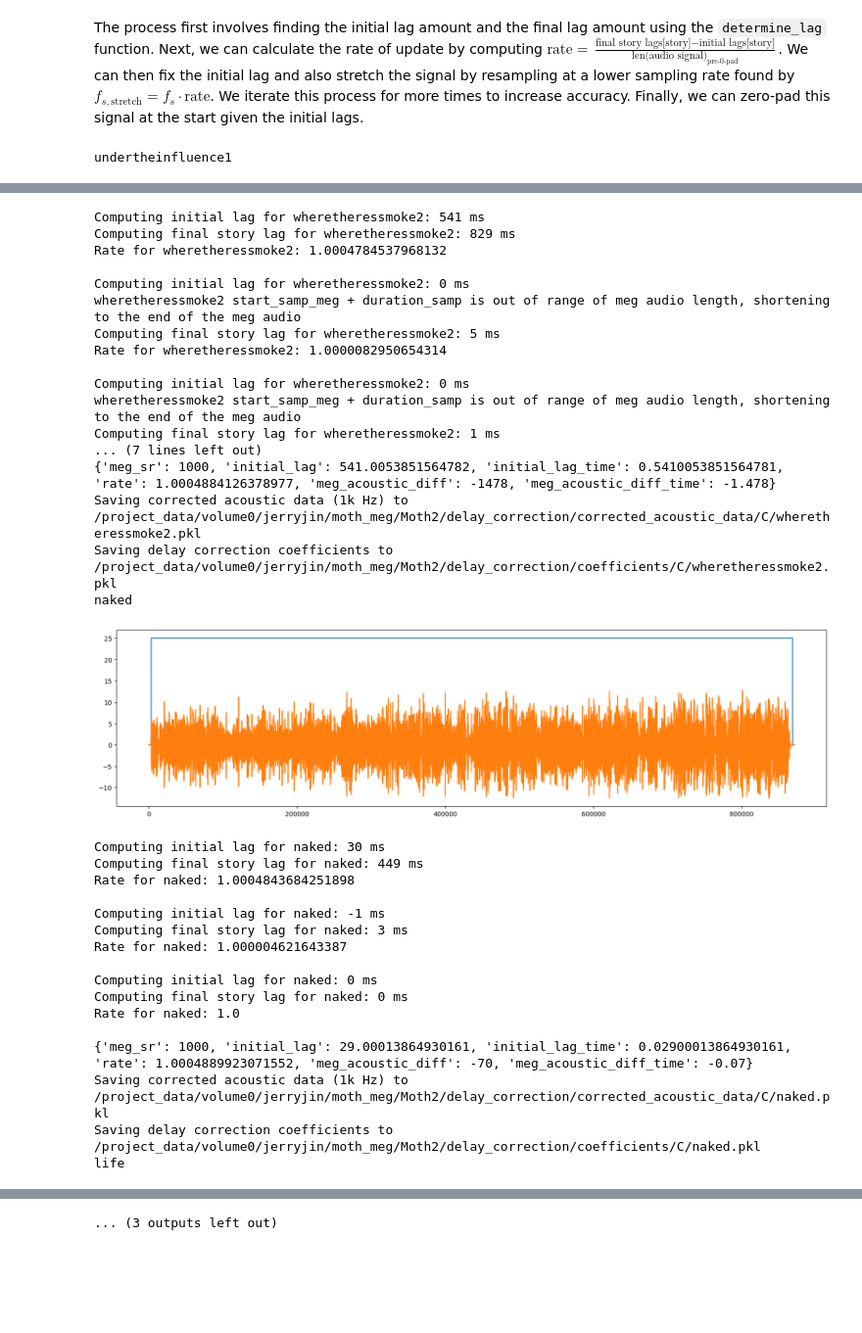
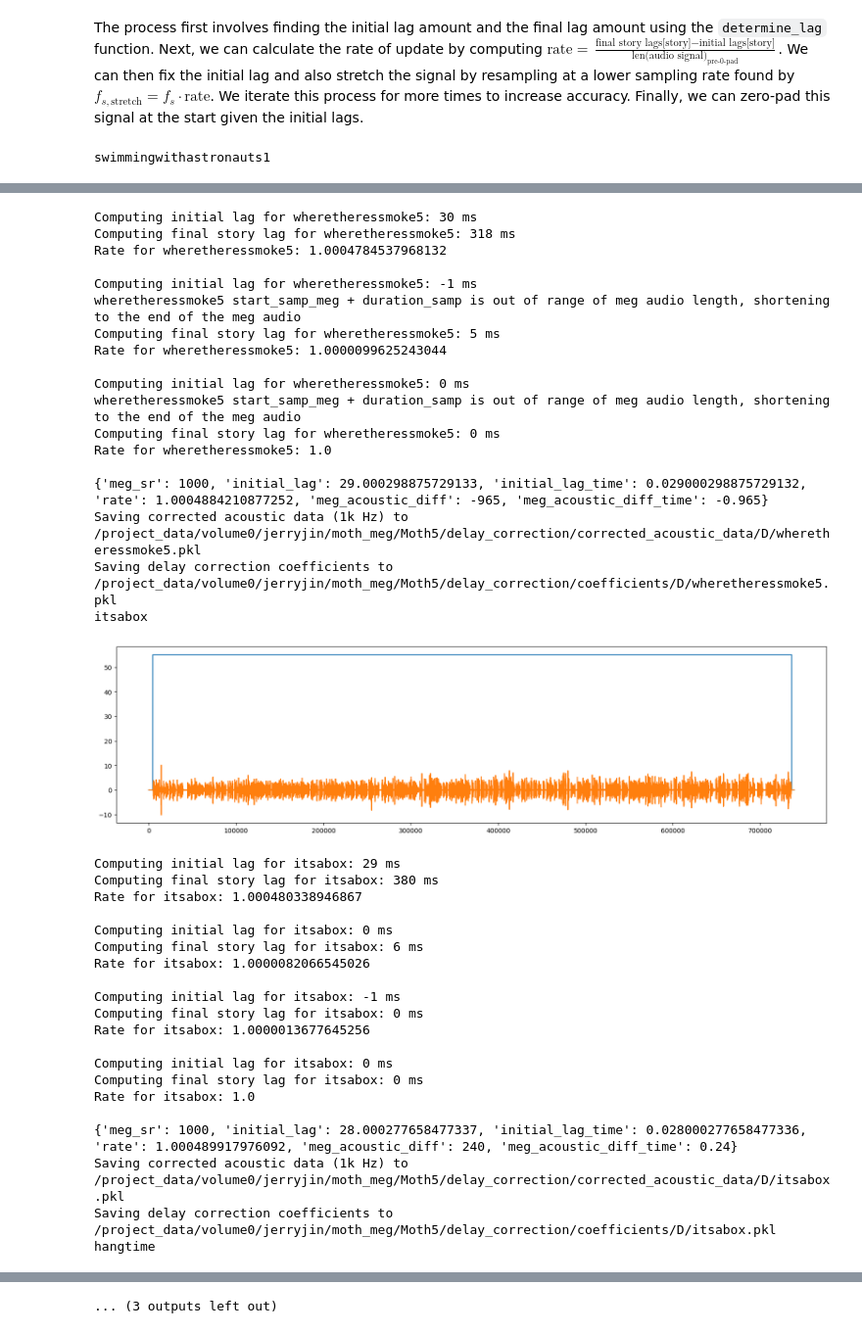
Before and after one commit to BeiGeJin/Moth-MEG-dataset, a Jupyter notebook: preproc/0correct_delay.ipynb, the cells around one changed output, grey strips where cells are left out. Shown: that part at 98% size. Drawn from its saved outputs; the diff is of its cells as text; code cells hidden in the pictures; blank space fills up the shorter version.

```diff
--- a/preproc/0correct_delay.ipynb
+++ b/preproc/0correct_delay.ipynb
@@ -14,8 +14,8 @@ from src.correct_delay_funcs import *
 # %% [markdown]
 First, we specify which session and subject we will be considering for analysis.
 # %%
-SUBJECT = "C"
-SESSION = "Moth2"
+SUBJECT = "D"
+SESSION = "Moth5"
 BLOCKS = ["01", "02", "03", "04", "05", "06", "07", "08"] if SESSION == "Moth1" or SESSION == "Moth4" else ["01", "02", "03", "04", "05", "06", "07"]
 LOC_AUDIO = "/project_data/volume0/lwehbe/ds003020/stimuli/"
 LOC_RAW = f"/project_data/volume0/jerryjin/moth_meg/{SESSION}/raw/{SUBJECT}/"
@@ -85,14 +85,6 @@ for BLOCK in BLOCKS:
 
     # get stim channel data
     stim_ch_data = raw.copy().pick([STIM_CH]).get_data()[0]
-
-    # fix discrepancies
-    # if SUBJECT == "C" and this_story == "undertheinfluence1":
-    #     stim_ch_data[:16000] = 0
-    # if SUBJECT == "C" and this_story == "alternateithicatom1":
-    #     stim_ch_data[:4000] = 0
-    # if SUBJECT == "A" and SESSION == "Moth3":
-    #     stim_ch_data[stim_ch_data > 0] += 10
 
     # get audio channel data
     audio_ch_data = raw.copy().pick([AUDIO_CH]).get_data()[0]
@@ -159,6 +151,7 @@ for BLOCK in BLOCKS:
     meg_acoustic_diff = num_meg_audio_samples - num_acoustic_samples
     corrected_acoustic_data = align_meg_acoustic_end(corrected_acoustic_data, meg_acoustic_diff)
     assert audio_ch_data[stim_ch_data == STIM_ON_VAL[this_story]].shape == corrected_acoustic_data.shape
+    assert initial_lag >= 0
 
     # The delay correlation coefficients (important for later analysis)
     delay_correction_coefs = {
@@ -227,4 +220,4 @@ for BLOCK in BLOCKS:
             plot=True,
         )
 # %% [output]
-undertheinfluence1
+swimmingwithastronauts1
@@ -283,34 +278,39 @@ wheretheressmoke2
-Computing initial lag for wheretheressmoke2: 541 ms
-Computing final story lag for wheretheressmoke2: 829 ms
-Rate for wheretheressmoke2: 1.0004784537968132
+Computing initial lag for wheretheressmoke5: 30 ms
+Computing final story lag for wheretheressmoke5: 318 ms
+Rate for wheretheressmoke5: 1.0004784537968132
 
-Computing initial lag for wheretheressmoke2: 0 ms
-wheretheressmoke2 start_samp_meg + duration_samp is out of range of meg audio length, shortening to the end of the meg audio
-Computing final story lag for wheretheressmoke2: 5 ms
-Rate for wheretheressmoke2: 1.0000082950654314
+Computing initial lag for wheretheressmoke5: -1 ms
+wheretheressmoke5 start_samp_meg + duration_samp is out of range of meg audio length, shortening to the end of the meg audio
+Computing final story lag for wheretheressmoke5: 5 ms
+Rate for wheretheressmoke5: 1.0000099625243044
 
-Computing initial lag for wheretheressmoke2: 0 ms
-wheretheressmoke2 start_samp_meg + duration_samp is out of range of meg audio length, shortening to the end of the meg audio
-Computing final story lag for wheretheressmoke2: 1 ms
-... (7 lines left out)
-{'meg_sr': 1000, 'initial_lag': 541.0053851564782, 'initial_lag_time': 0.5410053851564781, 'rate': 1.0004884126378977, 'meg_acoustic_diff': -1478, 'meg_acoustic_diff_time': -1.478}
-Saving corrected acoustic data (1k Hz) to /project_data/volume0/jerryjin/moth_meg/Moth2/delay_correction/corrected_acoustic_data/C/wheretheressmoke2.pkl
-Saving delay correction coefficients to /project_data/volume0/jerryjin/moth_meg/Moth2/delay_correction/coefficients/C/wheretheressmoke2.pkl
-naked
+Computing initial lag for wheretheressmoke5: 0 ms
+wheretheressmoke5 start_samp_meg + duration_samp is out of range of meg audio length, shortening to the end of the meg audio
+Computing final story lag for wheretheressmoke5: 0 ms
+Rate for wheretheressmoke5: 1.0
+
+{'meg_sr': 1000, 'initial_lag': 29.000298875729133, 'initial_lag_time': 0.029000298875729132, 'rate': 1.0004884210877252, 'meg_acoustic_diff': -965, 'meg_acoustic_diff_time': -0.965}
+Saving corrected acoustic data (1k Hz) to /project_data/volume0/jerryjin/moth_meg/Moth5/delay_correction/corrected_acoustic_data/D/wheretheressmoke5.pkl
+Saving delay correction coefficients to /project_data/volume0/jerryjin/moth_meg/Moth5/delay_correction/coefficients/D/wheretheressmoke5.pkl
+itsabox
-[figure, old version]
+[figure, new version]
-Computing initial lag for naked: 30 ms
-Computing final story lag for naked: 449 ms
-Rate for naked: 1.0004843684251898
+Computing initial lag for itsabox: 29 ms
+Computing final story lag for itsabox: 380 ms
+Rate for itsabox: 1.000480338946867
 
-Computing initial lag for naked: -1 ms
-Computing final story lag for naked: 3 ms
-Rate for naked: 1.000004621643387
+Computing initial lag for itsabox: 0 ms
+Computing final story lag for itsabox: 6 ms
+Rate for itsabox: 1.0000082066545026
 
-Computing initial lag for naked: 0 ms
-Computing final story lag for naked: 0 ms
-Rate for naked: 1.0
+Computing initial lag for itsabox: -1 ms
+Computing final story lag for itsabox: 0 ms
+Rate for itsabox: 1.0000013677645256
 
-{'meg_sr': 1000, 'initial_lag': 29.00013864930161, 'initial_lag_time': 0.02900013864930161, 'rate': 1.0004889923071552, 'meg_acoustic_diff': -70, 'meg_acoustic_diff_time': -0.07}
-Saving corrected acoustic data (1k Hz) to /project_data/volume0/jerryjin/moth_meg/Moth2/delay_correction/corrected_acoustic_data/C/naked.pkl
-Saving delay correction coefficients to /project_data/volume0/jerryjin/moth_meg/Moth2/delay_correction/coefficients/C/naked.pkl
-life
+Computing initial lag for itsabox: 0 ms
+Computing final story lag for itsabox: 0 ms
+Rate for itsabox: 1.0
+
+{'meg_sr': 1000, 'initial_lag': 28.000277658477337, 'initial_lag_time': 0.028000277658477336, 'rate': 1.000489917976092, 'meg_acoustic_diff': 240, 'meg_acoustic_diff_time': 0.24}
+Saving corrected acoustic data (1k Hz) to /project_data/volume0/jerryjin/moth_meg/Moth5/delay_correction/corrected_acoustic_data/D/itsabox.pkl
+Saving delay correction coefficients to /project_data/volume0/jerryjin/moth_meg/Moth5/delay_correction/coefficients/D/itsabox.pkl
+hangtime
```
Also changed, not shown: parts of 2 cells of this notebook, 6 other files.
